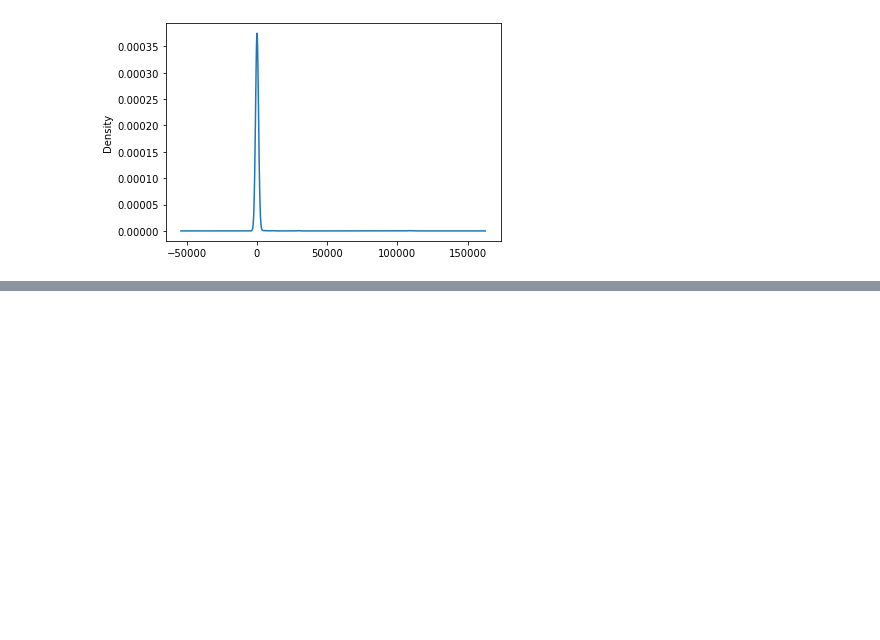
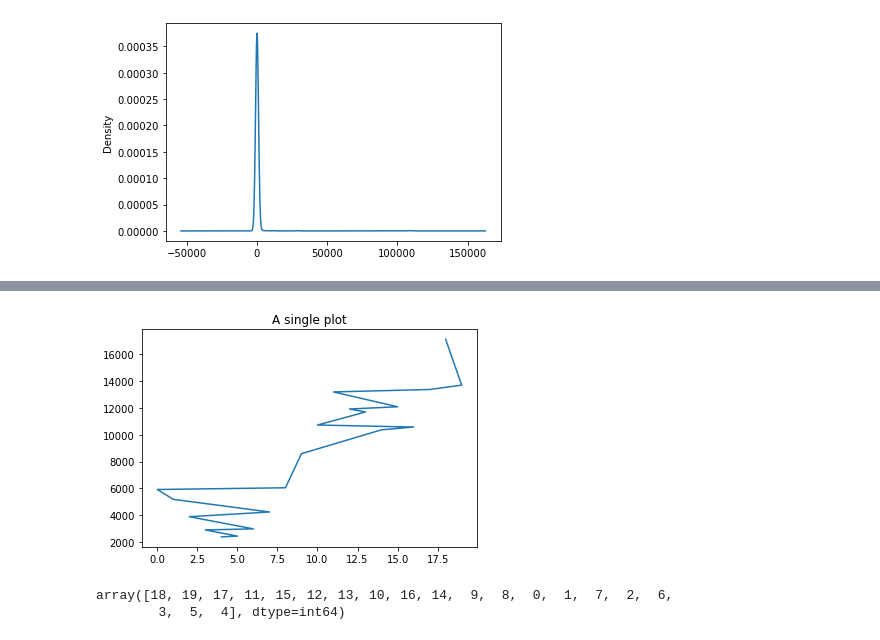
Before and after one commit to mattdillham/Final-Project, a Jupyter notebook: Resources/Cleaned_Biden.ipynb, the cells around one changed output, grey strips where cells are left out. Saved outputs shown, nothing was run; the diff lists cells and outputs as text; code cells hidden in the pictures; blank space fills up the shorter version.

Commit message:
updated biden

```diff
--- a/Resources/Cleaned_Biden.ipynb
+++ b/Resources/Cleaned_Biden.ipynb
@@ -125,3 +125,7 @@ tweet_time
 02:51:54     1
 07:54:54     1
 Name: time, Length: 58864, dtype: int64
+# %%
+biden_df["hour"]=pd.to_datetime(biden_df['time'], format='%H:%M:%S').dt.hour
+# %%
+hours=biden_df.hour.value_counts()
@@ -165,0 +186,11 @@ ValueError: x and y must have same first dimension, but have shapes (794,) and (
+# %%
+plt.plot(hours.index.values, hours.values)
+plt.title('A single plot')
+plt.show()
+# %% [output]
+[figure, added]
+# %%
+hours.index.values
+# %% [output]
+array([18, 19, 17, 11, 15, 12, 13, 10, 16, 14,  9,  8,  0,  1,  7,  2,  6,
+        3,  5,  4], dtype=int64)
```
Also changed, not shown: parts of 10 cells of this notebook.
